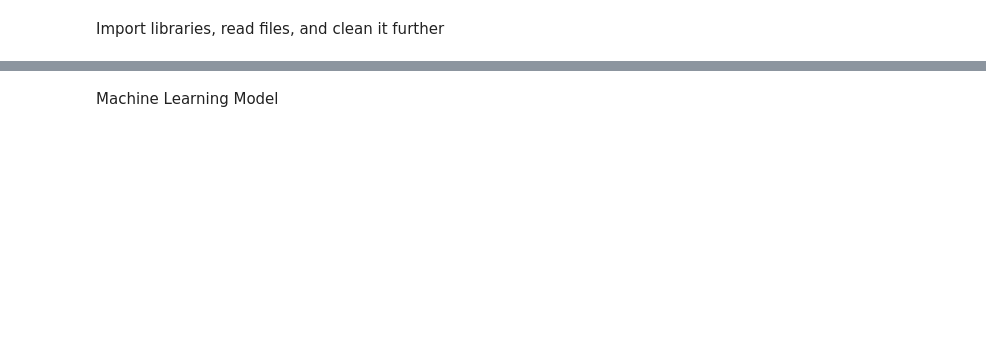
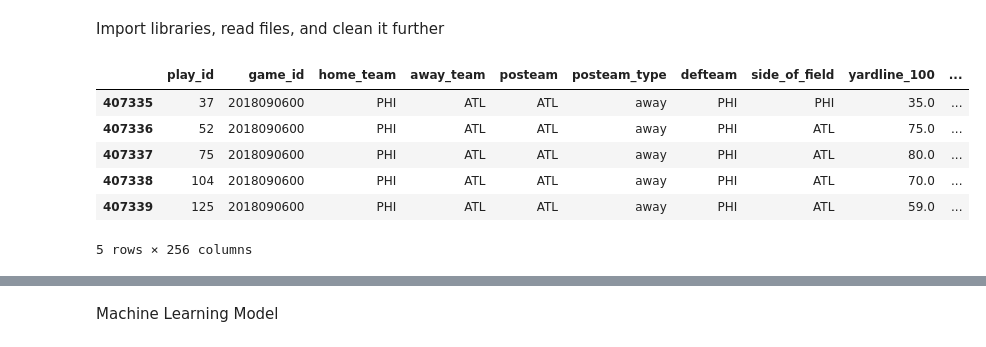
Before and after one commit to brandonliu12/nfl-qb-prediction, a Jupyter notebook: Project_4.ipynb, the cells around one changed output, grey strips where cells are left out. Cells and saved outputs as stored; diff of their text form; code cells hidden in the pictures; blank space fills up the shorter version.

```diff
--- a/Project_4.ipynb
+++ b/Project_4.ipynb
@@ -17,3 +14,13 @@ df_2018 = df_2018.dropna(subset=['air_yards'])
+# %%
+df_2018.head()
+# %% [output]
+|  | play_id | game_id | home_team | away_team | posteam | posteam_type | defteam | side_of_field | yardline_100 | ... |
+| 407335 | 37 | 2018090600 | PHI | ATL | ATL | away | PHI | PHI | 35.0 | ... |
+| 407336 | 52 | 2018090600 | PHI | ATL | ATL | away | PHI | ATL | 75.0 | ... |
+| 407337 | 75 | 2018090600 | PHI | ATL | ATL | away | PHI | ATL | 80.0 | ... |
+| 407338 | 104 | 2018090600 | PHI | ATL | ATL | away | PHI | ATL | 70.0 | ... |
+| 407339 | 125 | 2018090600 | PHI | ATL | ATL | away | PHI | ATL | 59.0 | ... |
+5 rows × 256 columns
 # %%
 from sklearn.preprocessing import LabelEncoder
 
```
Also changed, not shown: parts of 10 cells of this notebook.
